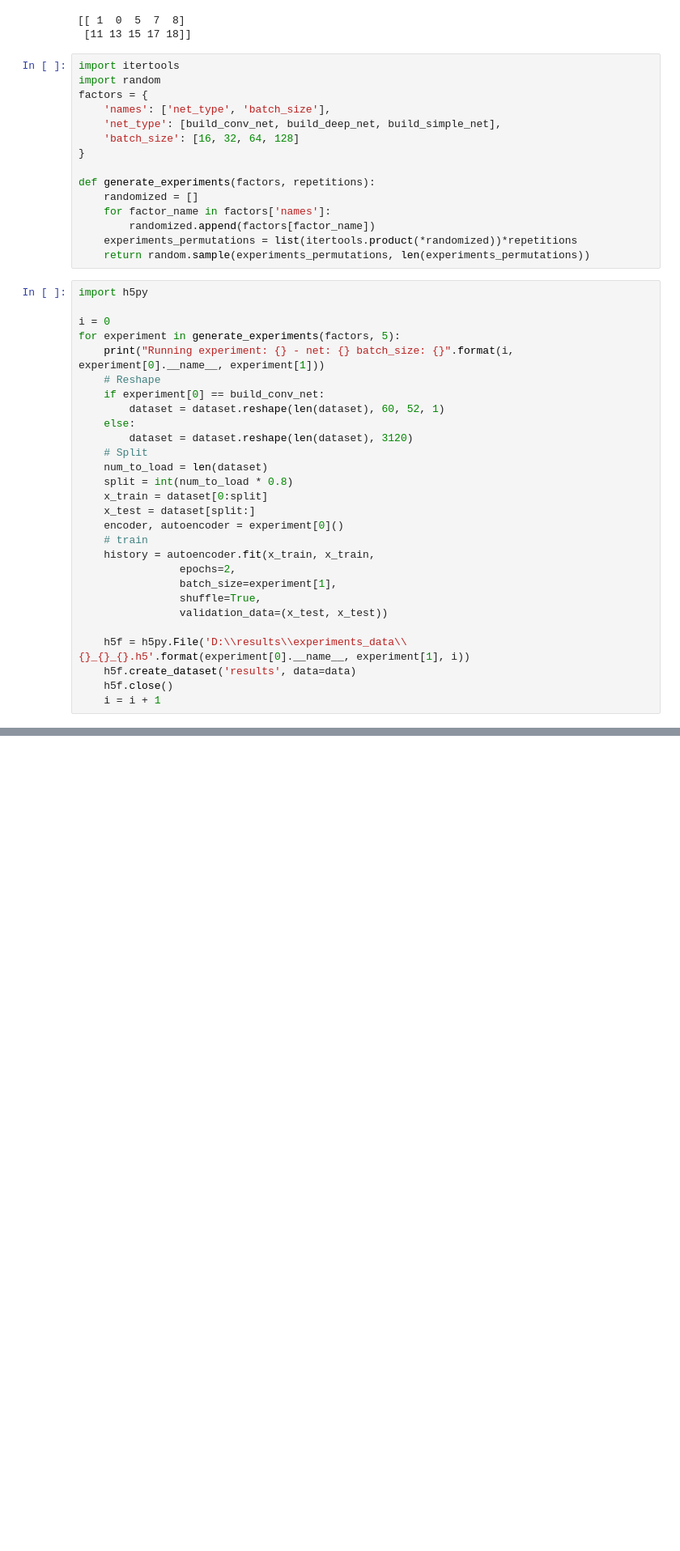
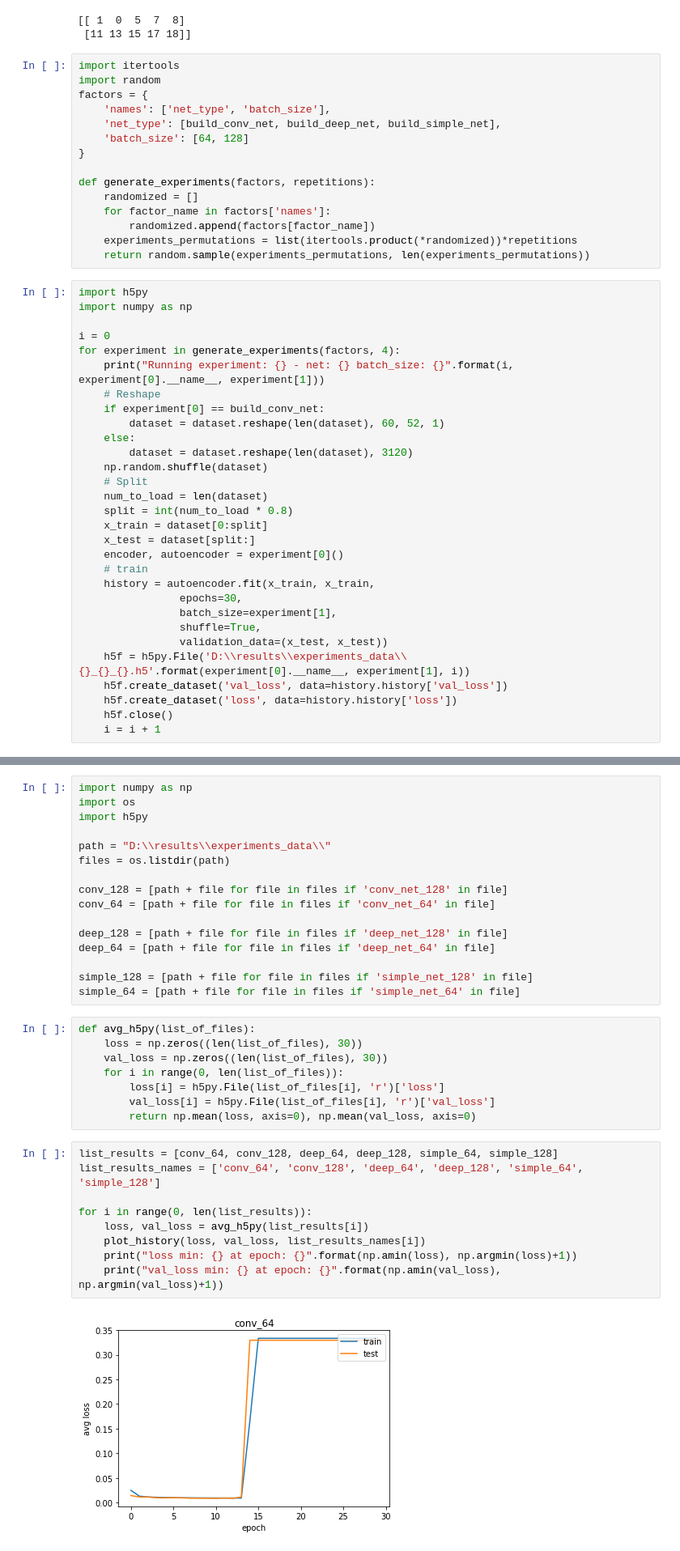
Before and after one commit to andresme/thesis_project, a Jupyter notebook: notebooks/Autoencoder keras.ipynb, the cells around one changed output, grey strips where cells are left out. Shown at 81% size. Cells and saved outputs as stored; diff of their text form; blank space fills up the shorter version.

```diff
--- a/notebooks/Autoencoder keras.ipynb
+++ b/notebooks/Autoencoder keras.ipynb
@@ -888,7 +898,7 @@ import random
 factors = {
     'names': ['net_type', 'batch_size'],
     'net_type': [build_conv_net, build_deep_net, build_simple_net],
-    'batch_size': [16, 32, 64, 128]
+    'batch_size': [64, 128]
 }
 
 def generate_experiments(factors, repetitions):
@@ -899,15 +909,17 @@ def generate_experiments(factors, repetitions):
     return random.sample(experiments_permutations, len(experiments_permutations))
 # %%
 import h5py
+import numpy as np
 
 i = 0
-for experiment in generate_experiments(factors, 5):
+for experiment in generate_experiments(factors, 4):
     print("Running experiment: {} - net: {} batch_size: {}".format(i, experiment[0].__name__, experiment[1]))
     # Reshape
     if experiment[0] == build_conv_net:
         dataset = dataset.reshape(len(dataset), 60, 52, 1)
     else:
         dataset = dataset.reshape(len(dataset), 3120)
+    np.random.shuffle(dataset)
     # Split
     num_to_load = len(dataset)
     split = int(num_to_load * 0.8)
@@ -916,13 +928,13 @@ for experiment in generate_experiments(factors, 5):
     encoder, autoencoder = experiment[0]()
     # train
     history = autoencoder.fit(x_train, x_train,
-                epochs=2,
+                epochs=30,
                 batch_size=experiment[1],
                 shuffle=True,
                 validation_data=(x_test, x_test))
-
     h5f = h5py.File('D:\\results\\experiments_data\\{}_{}_{}.h5'.format(experiment[0].__name__, experiment[1], i))
-    h5f.create_dataset('results', data=data)
+    h5f.create_dataset('val_loss', data=history.history['val_loss'])
+    h5f.create_dataset('loss', data=history.history['loss'])
     h5f.close()
     i = i + 1
 # %% [output]
@@ -1022,3 +1086,38 @@ Total params: 1,401,104
 Trainable params: 1,401,104
 Non-trainable params: 0
 _________________________________________________________________
+# %%
+import numpy as np
+import os
+import h5py
+
+path = "D:\\results\\experiments_data\\"
+files = os.listdir(path)
+
+conv_128 = [path + file for file in files if 'conv_net_128' in file]
+conv_64 = [path + file for file in files if 'conv_net_64' in file]
+
+deep_128 = [path + file for file in files if 'deep_net_128' in file]
+deep_64 = [path + file for file in files if 'deep_net_64' in file]
+
+simple_128 = [path + file for file in files if 'simple_net_128' in file]
+simple_64 = [path + file for file in files if 'simple_net_64' in file]
+# %%
+def avg_h5py(list_of_files):
+    loss = np.zeros((len(list_of_files), 30))
+    val_loss = np.zeros((len(list_of_files), 30))
+    for i in range(0, len(list_of_files)):
+        loss[i] = h5py.File(list_of_files[i], 'r')['loss']
+        val_loss[i] = h5py.File(list_of_files[i], 'r')['val_loss']
+        return np.mean(loss, axis=0), np.mean(val_loss, axis=0)
+# %%
+list_results = [conv_64, conv_128, deep_64, deep_128, simple_64, simple_128]
+list_results_names = ['conv_64', 'conv_128', 'deep_64', 'deep_128', 'simple_64', 'simple_128']
+
+for i in range(0, len(list_results)):
+    loss, val_loss = avg_h5py(list_results[i])
+    plot_history(loss, val_loss, list_results_names[i])
+    print("loss min: {} at epoch: {}".format(np.amin(loss), np.argmin(loss)+1))
+    print("val_loss min: {} at epoch: {}".format(np.amin(val_loss), np.argmin(val_loss)+1))
+# %% [output]
+[figure, added]
```
Also changed, not shown: parts of 22 cells of this notebook.
